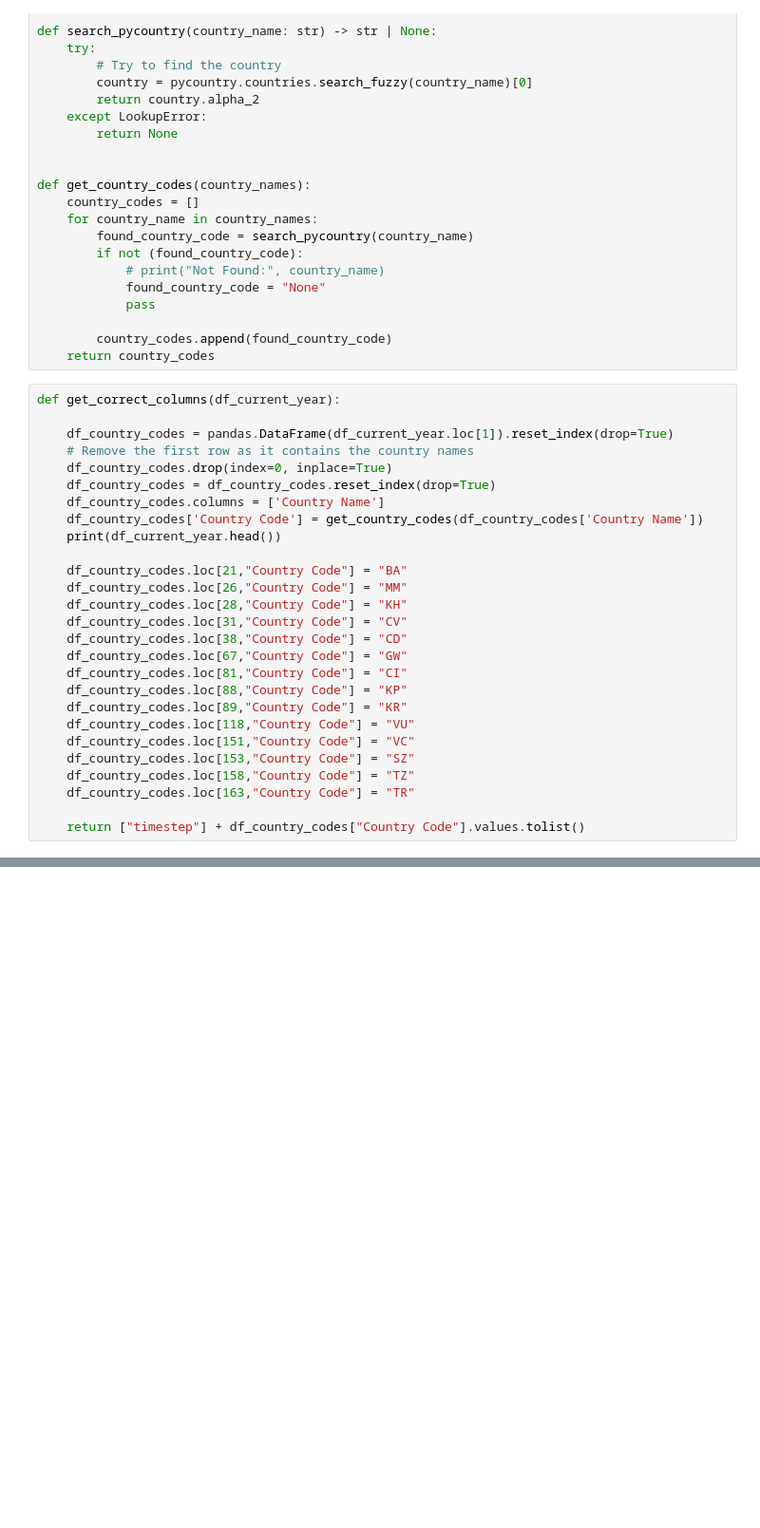
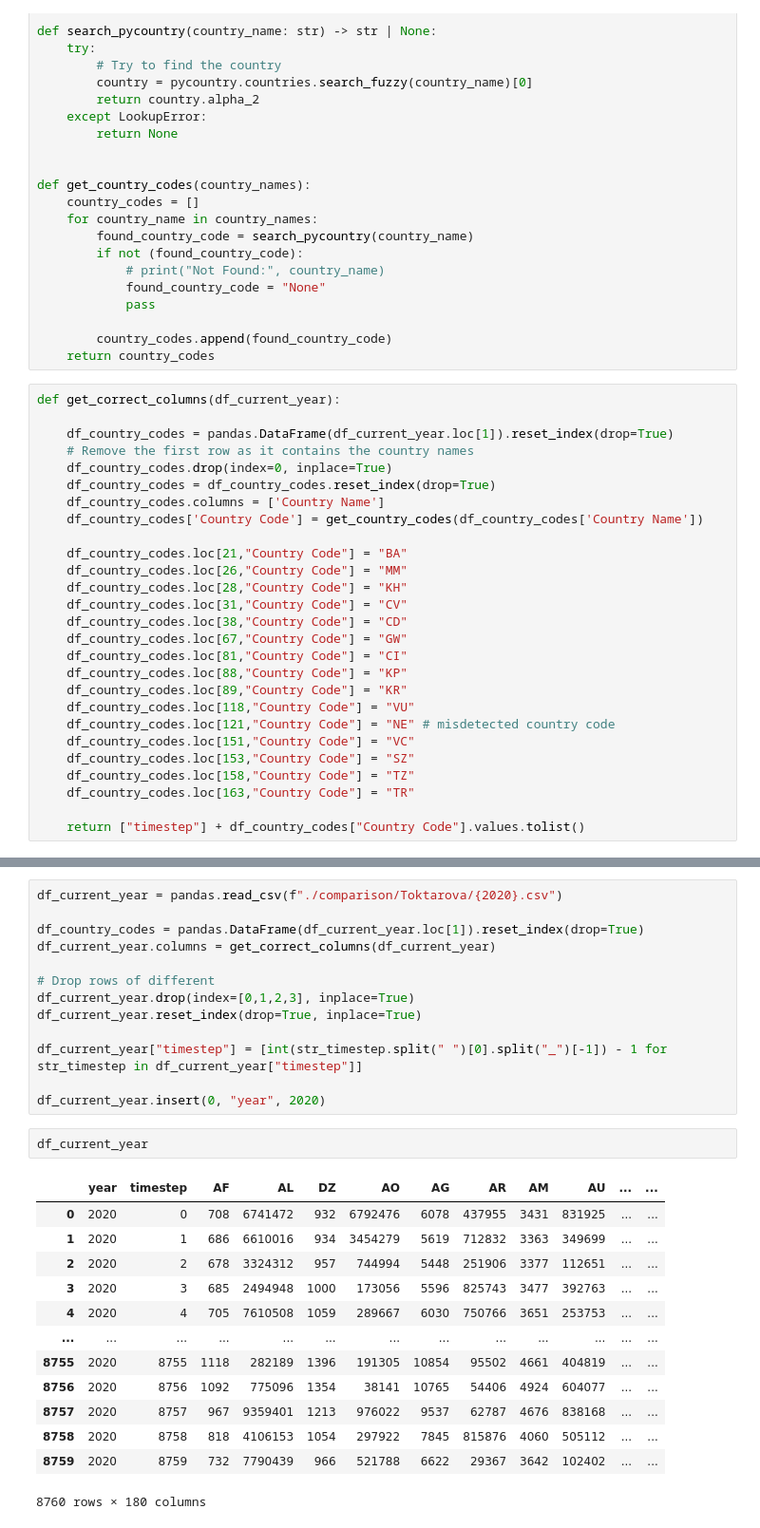
Before and after one commit to open-energy-transition/electric-demand-data, a Jupyter notebook: models/xgboost/comparison/Process Toktarova.ipynb, the cells around one changed output, grey strips where cells are left out. Shown: that part at 95% size. Drawn from its saved outputs; the diff is of its cells as text; blank space fills up the shorter version.

Commit message:
Toktarova progress

```diff
--- a/models/xgboost/comparison/Process Toktarova.ipynb
+++ b/models/xgboost/comparison/Process Toktarova.ipynb
@@ -36,7 +36,6 @@ def get_correct_columns(df_current_year):
     df_country_codes = df_country_codes.reset_index(drop=True)
     df_country_codes.columns = ['Country Name']
     df_country_codes['Country Code'] = get_country_codes(df_country_codes['Country Name'])
-    print(df_current_year.head())
 
     df_country_codes.loc[21,"Country Code"] = "BA"
     df_country_codes.loc[26,"Country Code"] = "MM"
@@ -48,6 +47,7 @@ def get_correct_columns(df_current_year):
     df_country_codes.loc[88,"Country Code"] = "KP"
     df_country_codes.loc[89,"Country Code"] = "KR"
     df_country_codes.loc[118,"Country Code"] = "VU"
+    df_country_codes.loc[121,"Country Code"] = "NE" # misdetected country code
     df_country_codes.loc[151,"Country Code"] = "VC"
     df_country_codes.loc[153,"Country Code"] = "SZ"
     df_country_codes.loc[158,"Country Code"] = "TZ"
@@ -125,0 +302,29 @@ ValueError: Length mismatch: Expected axis has 1 elements, new values have 15 el
+# %%
+df_current_year = pandas.read_csv(f"./comparison/Toktarova/{2020}.csv")
+
+df_country_codes = pandas.DataFrame(df_current_year.loc[1]).reset_index(drop=True)
+df_current_year.columns = get_correct_columns(df_current_year)
+
+# Drop rows of different
+df_current_year.drop(index=[0,1,2,3], inplace=True)
+df_current_year.reset_index(drop=True, inplace=True)
+
+df_current_year["timestep"] = [int(str_timestep.split(" ")[0].split("_")[-1]) - 1 for str_timestep in df_current_year["timestep"]]
+
+df_current_year.insert(0, "year", 2020)
+# %%
+df_current_year
+# %% [output]
+|  | year | timestep | AF | AL | DZ | AO | AG | AR | AM | AU | ... | ... |
+| 0 | 2020 | 0 | 708 | 6741472 | 932 | 6792476 | 6078 | 437955 | 3431 | 831925 | ... | ... |
+| 1 | 2020 | 1 | 686 | 6610016 | 934 | 3454279 | 5619 | 712832 | 3363 | 349699 | ... | ... |
+| 2 | 2020 | 2 | 678 | 3324312 | 957 | 744994 | 5448 | 251906 | 3377 | 112651 | ... | ... |
+| 3 | 2020 | 3 | 685 | 2494948 | 1000 | 173056 | 5596 | 825743 | 3477 | 392763 | ... | ... |
+| 4 | 2020 | 4 | 705 | 7610508 | 1059 | 289667 | 6030 | 750766 | 3651 | 253753 | ... | ... |
+| ... | ... | ... | ... | ... | ... | ... | ... | ... | ... | ... | ... | ... |
+| 8755 | 2020 | 8755 | 1118 | 282189 | 1396 | 191305 | 10854 | 95502 | 4661 | 404819 | ... | ... |
+| 8756 | 2020 | 8756 | 1092 | 775096 | 1354 | 38141 | 10765 | 54406 | 4924 | 604077 | ... | ... |
+| 8757 | 2020 | 8757 | 967 | 9359401 | 1213 | 976022 | 9537 | 62787 | 4676 | 838168 | ... | ... |
+| 8758 | 2020 | 8758 | 818 | 4106153 | 1054 | 297922 | 7845 | 815876 | 4060 | 505112 | ... | ... |
+| 8759 | 2020 | 8759 | 732 | 7790439 | 966 | 521788 | 6622 | 29367 | 3642 | 102402 | ... | ... |
+8760 rows × 180 columns
```
Also changed, not shown: parts of 33 cells of this notebook.
